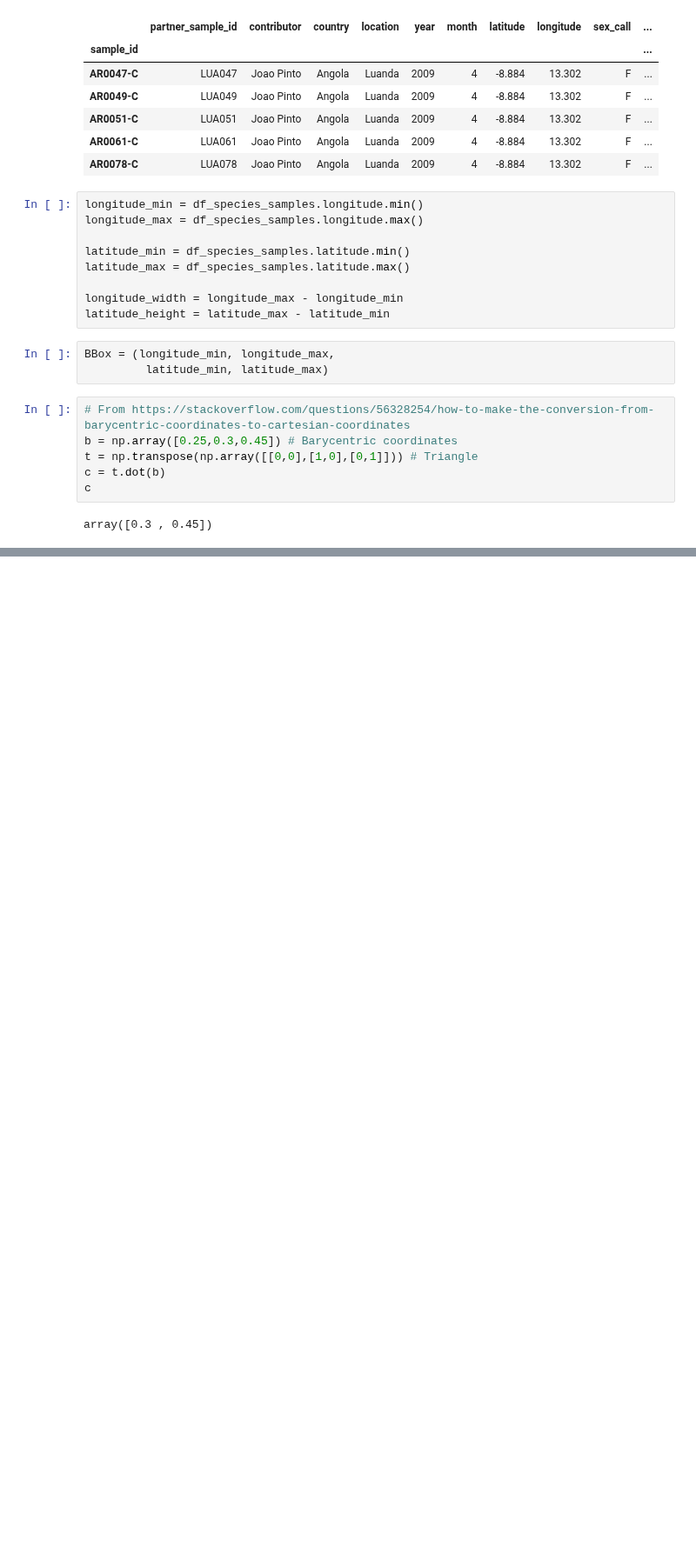
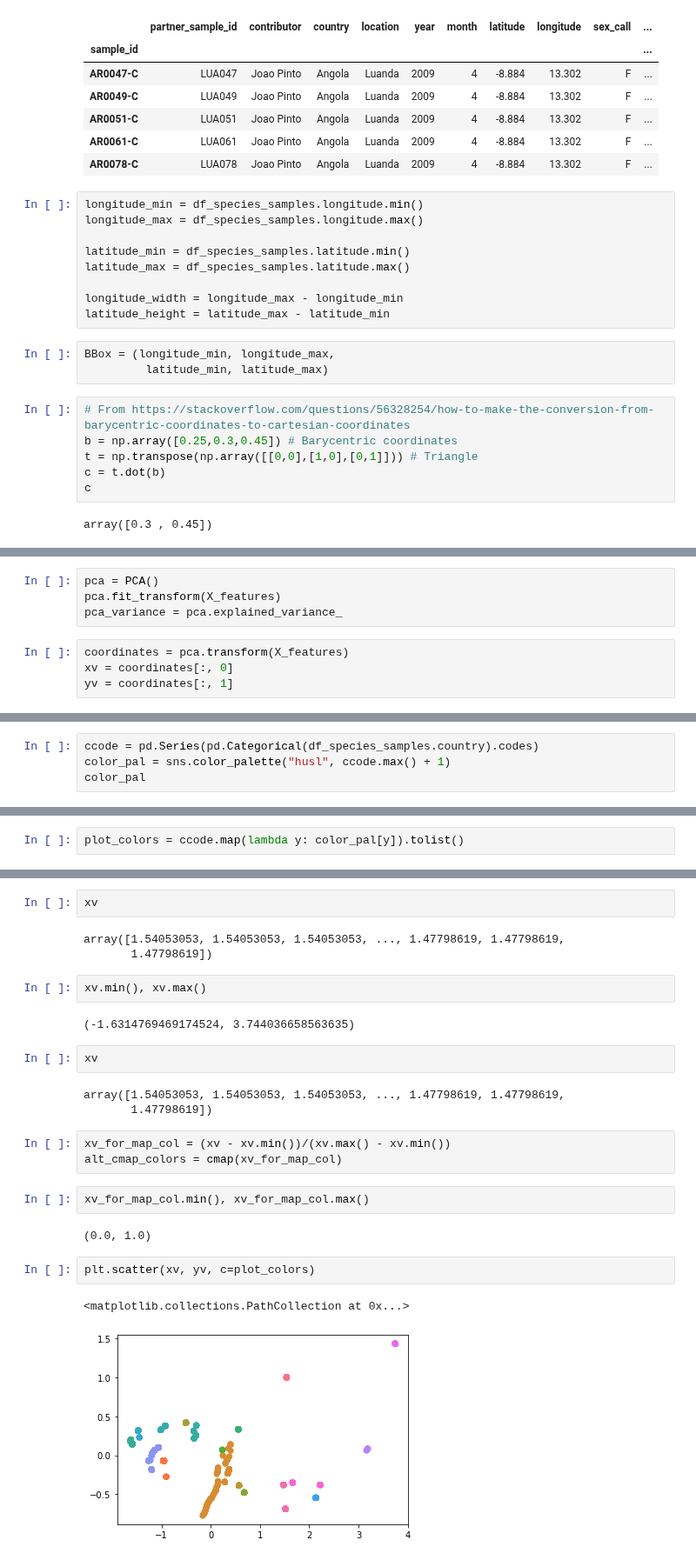
Before and after one commit to malariagen/ag1000g-phase3-data-paper, a Jupyter notebook: notebooks/pca_figure_gamb_colu.ipynb, the cells around one changed output, grey strips where cells are left out. Shown at 87% size. Drawn from its saved outputs; the diff is of its cells as text; blank space fills up the shorter version.

```diff
--- a/notebooks/pca_figure_gamb_colu.ipynb
+++ b/notebooks/pca_figure_gamb_colu.ipynb
@@ -178,0 +125,8 @@ abc_to_rgb(1, 0, .04)
+# %%
+pca = PCA()
+pca.fit_transform(X_features)
+pca_variance = pca.explained_variance_
+# %%
+coordinates = pca.transform(X_features)
+xv = coordinates[:, 0]
+yv = coordinates[:, 1]
@@ -178,0 +135,4 @@ abc_to_rgb(1, 0, .04)
+# %%
+ccode = pd.Series(pd.Categorical(df_species_samples.country).codes)
+color_pal = sns.color_palette("husl", ccode.max() + 1)
+color_pal
@@ -178,0 +158,2 @@ abc_to_rgb(1, 0, .04)
+# %%
+plot_colors = ccode.map(lambda y: color_pal[y]).tolist()
@@ -178,0 +174,26 @@ abc_to_rgb(1, 0, .04)
+# %%
+xv
+# %% [output]
+array([1.54053053, 1.54053053, 1.54053053, ..., 1.47798619, 1.47798619,
+       1.47798619])
+# %%
+xv.min(), xv.max()
+# %% [output]
+(-1.6314769469174524, 3.744036658563635)
+# %%
+xv
+# %% [output]
+array([1.54053053, 1.54053053, 1.54053053, ..., 1.47798619, 1.47798619,
+       1.47798619])
+# %%
+xv_for_map_col = (xv - xv.min())/(xv.max() - xv.min())
+alt_cmap_colors = cmap(xv_for_map_col)
+# %%
+xv_for_map_col.min(), xv_for_map_col.max()
+# %% [output]
+(0.0, 1.0)
+# %%
+plt.scatter(xv, yv, c=plot_colors)
+# %% [output]
+<matplotlib.collections.PathCollection at 0x...>
+[figure, added]
```
Also changed, not shown: parts of 17 cells of this notebook.
